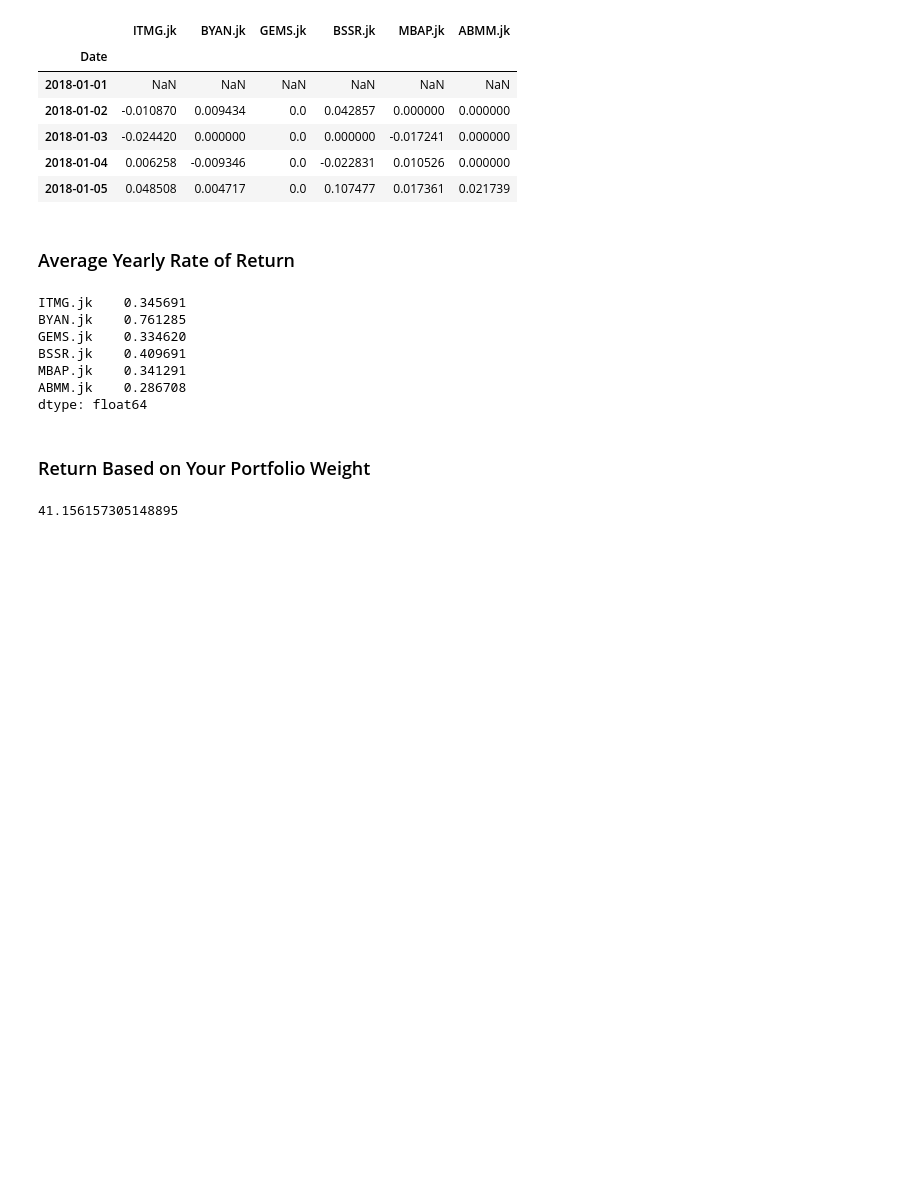
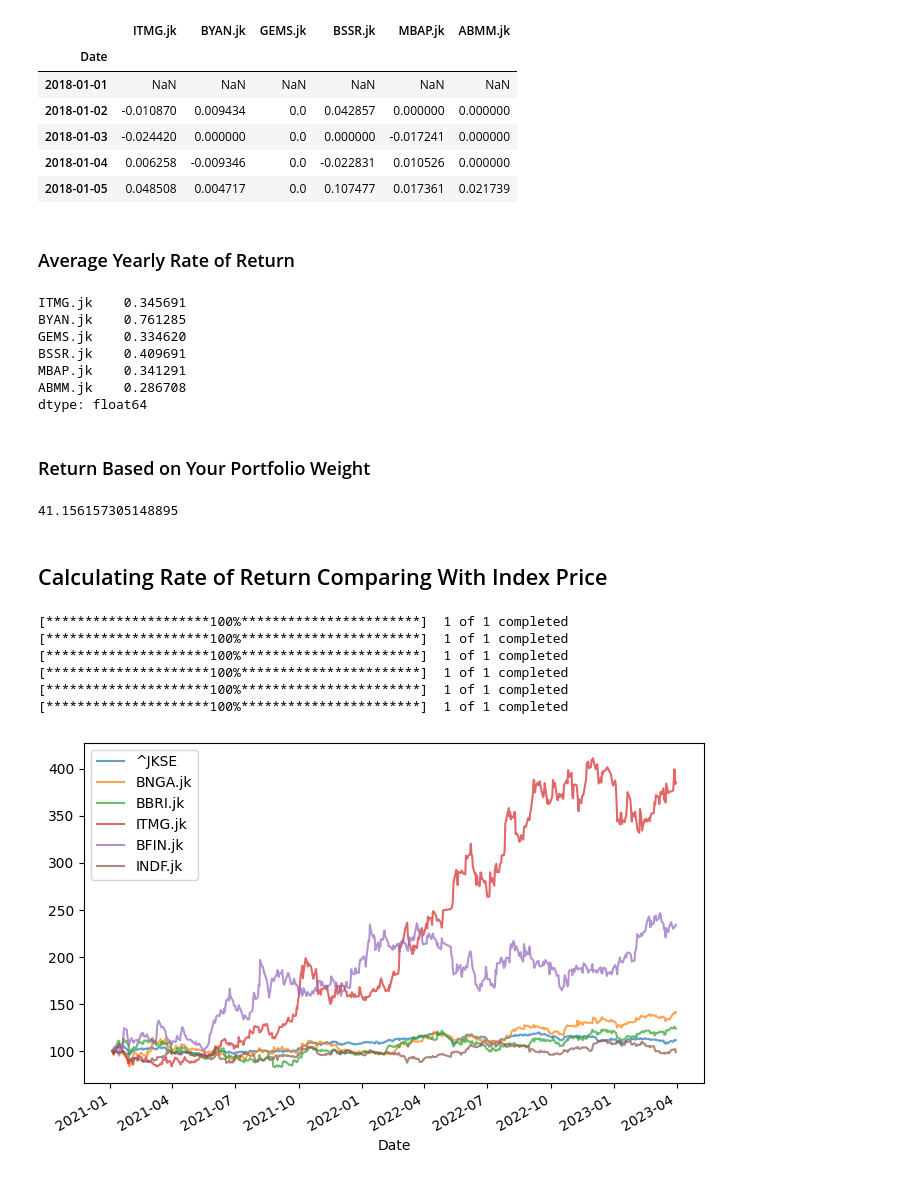
Before and after one commit to teguharia172/morgan, a Jupyter notebook: course/calculation_comparison_risk_of_return/calculating_securities_rate_of_return.ipynb, the cells around one changed output. Drawn from its saved outputs; the diff is of its cells as text; code cells hidden in the pictures; blank space fills up the shorter version.

Commit message:
comparing securities with index update

```diff
--- a/course/calculation_comparison_risk_of_return/calculating_securities_rate_of_return.ipynb
+++ b/course/calculation_comparison_risk_of_return/calculating_securities_rate_of_return.ipynb
@@ -95,3 +95,22 @@ weight = [16.6, 16.6, 16.6,16.6,16.6,16.6] # assumption if you have an equal por
 np.dot(annual_return, weight)
 # %% [output]
 41.156157305148895
+# %% [markdown]
+## Calculating Rate of Return Comparing With Index Price
+# %%
+index_comparison = ['^JKSE', 'BNGA.jk', 'BBRI.jk', 'ITMG.jk', 'BFIN.jk', 'INDF.jk']
+ihsg_data = pd.DataFrame()
+for comparison in index_comparison :
+    ihsg_data[comparison] = wb.get_data_yahoo(comparison, start = '2021-01-01', end = '2023-04-01')['Adj Close']
+# %% [output]
+[*********************100%***********************]  1 of 1 completed
+[*********************100%***********************]  1 of 1 completed
+[*********************100%***********************]  1 of 1 completed
+[*********************100%***********************]  1 of 1 completed
+[*********************100%***********************]  1 of 1 completed
+[*********************100%***********************]  1 of 1 completed
+# %%
+(ihsg_data / ihsg_data.iloc[0] * 100).plot(figsize = (8,5), alpha = 0.7)
+plt.show()
+# %% [output]
+[figure, added]
```
